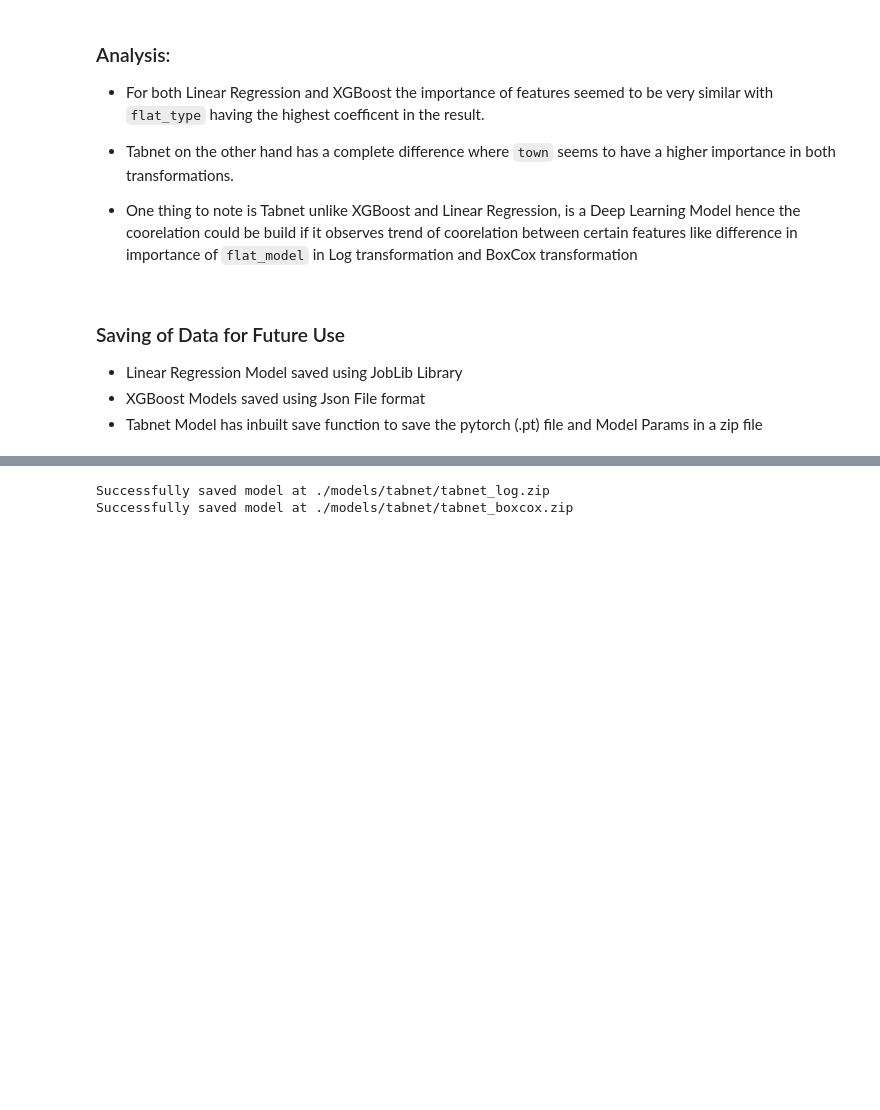
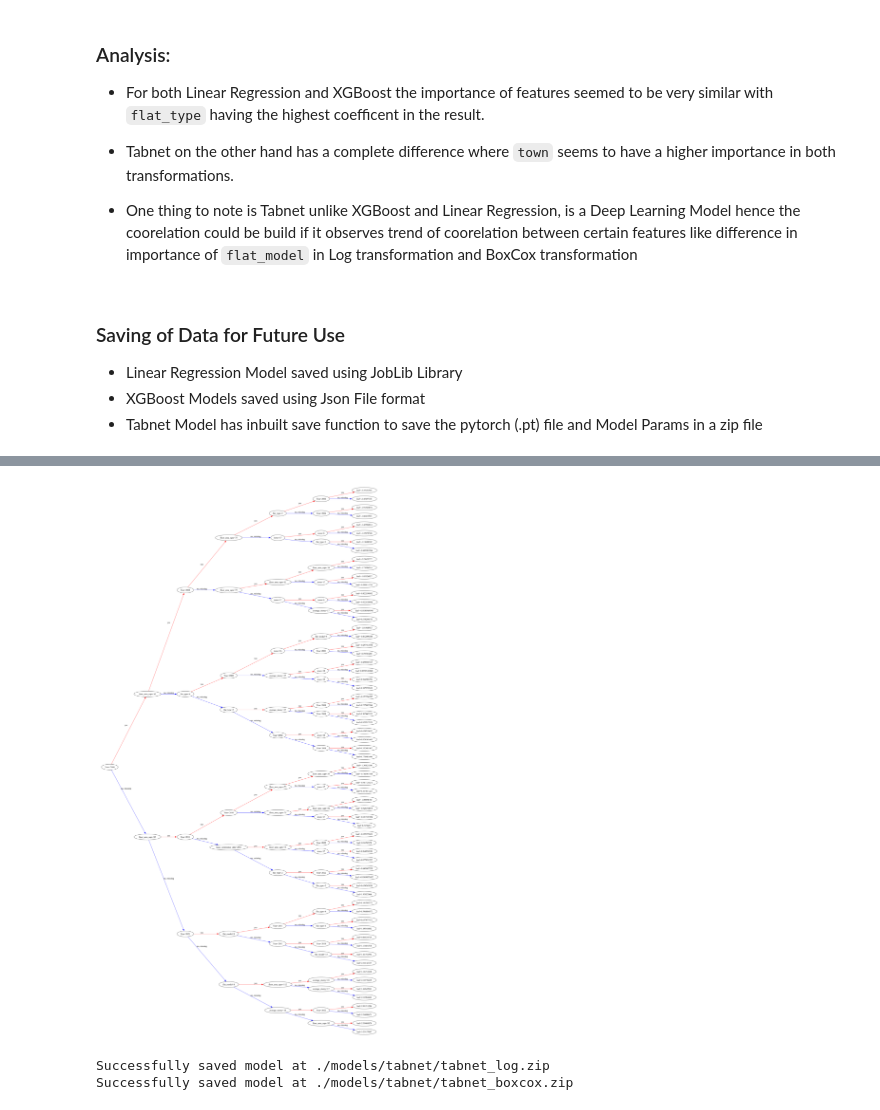
Before and after one commit to KuroInit/HDB-Resale-Price-Predict, a Jupyter notebook: Model_training.ipynb, the cells around one changed output, grey strips where cells are left out. Cells and saved outputs as stored; diff of their text form; code cells hidden in the pictures; blank space fills up the shorter version.

```diff
--- a/Model_training.ipynb
+++ b/Model_training.ipynb
@@ -377,3 +389,8 @@ with open('./data/clean_data/lamda.json', "w") as fp:
+# %%
+xgb.plot_tree(xgbreg_withBoxCox, num_trees=0,rankdir='LR')
+plt.show()
+# %% [output]
+[figure, added]
 # %%
 from joblib import dump
 
```
Also changed, not shown: parts of 4 cells of this notebook.
